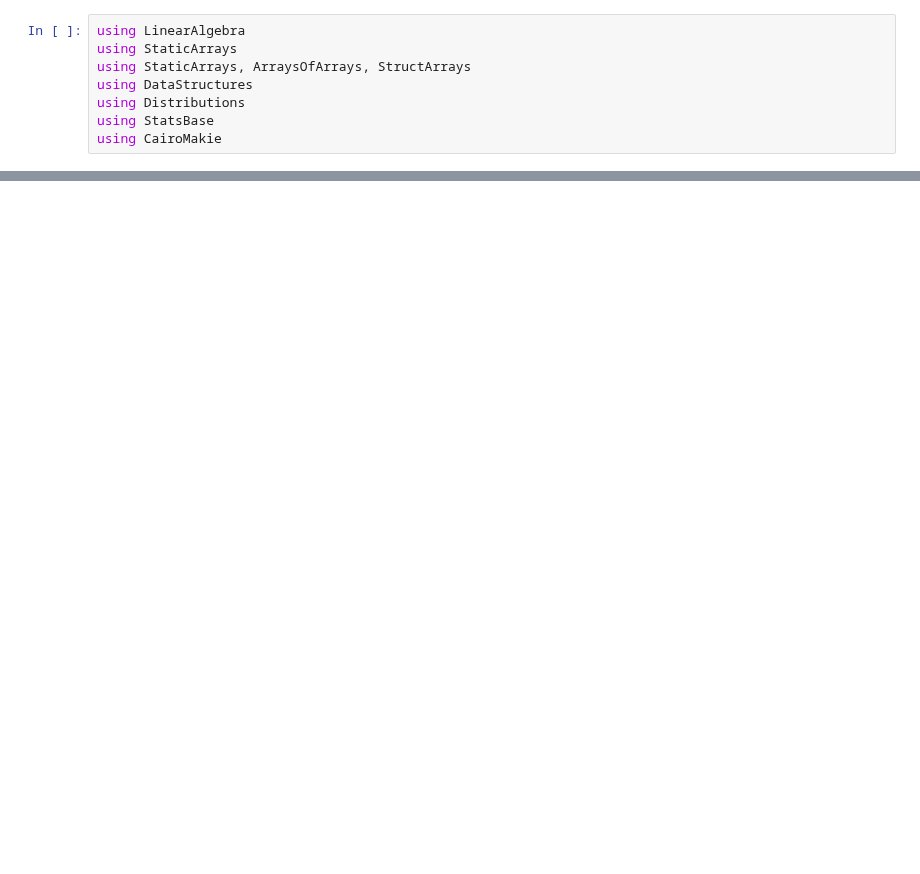
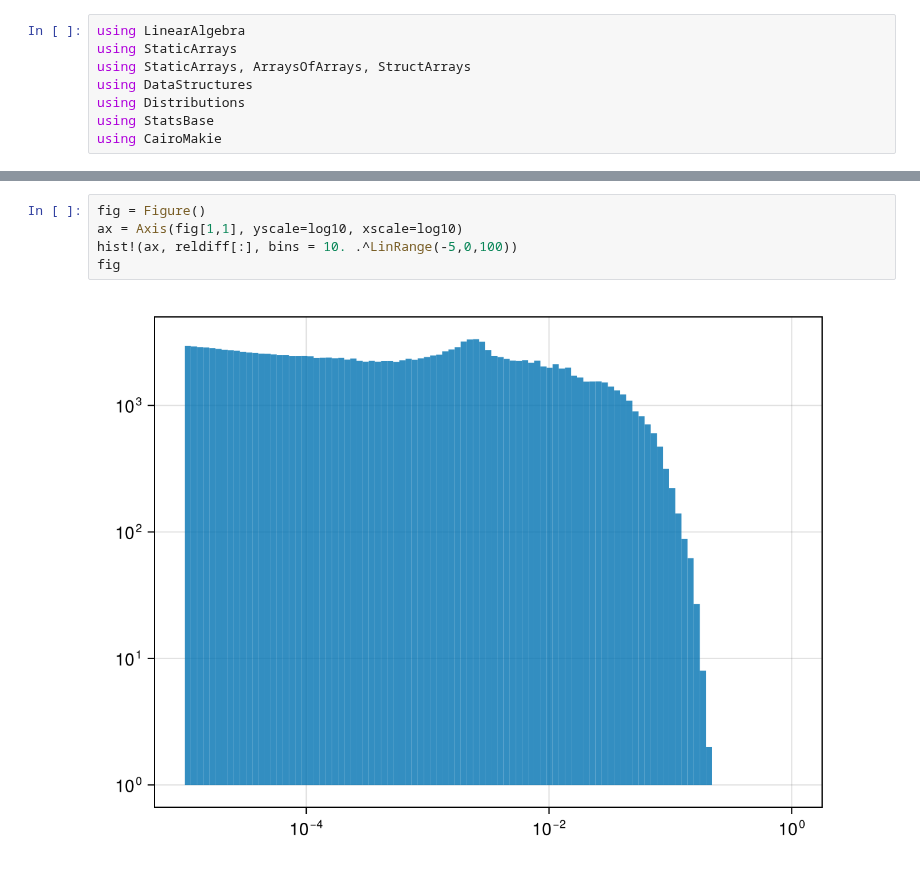
Before and after one commit to philippeller/Newtrinos.jl, a Jupyter notebook: src/theory/MSW.ipynb, the cells around one changed output, grey strips where cells are left out. Saved outputs shown, nothing was run; the diff lists cells and outputs as text; blank space fills up the shorter version.

```diff
--- a/src/theory/MSW.ipynb
+++ b/src/theory/MSW.ipynb
@@ -41,0 +245,7 @@ fig
+# %%
+fig = Figure()
+ax = Axis(fig[1,1], yscale=log10, xscale=log10)
+hist!(ax, reldiff[:], bins = 10. .^LinRange(-5,0,100))
+fig
+# %% [output]
+[figure, added]
```
Also changed, not shown: parts of 39 cells of this notebook, 10 other files.
